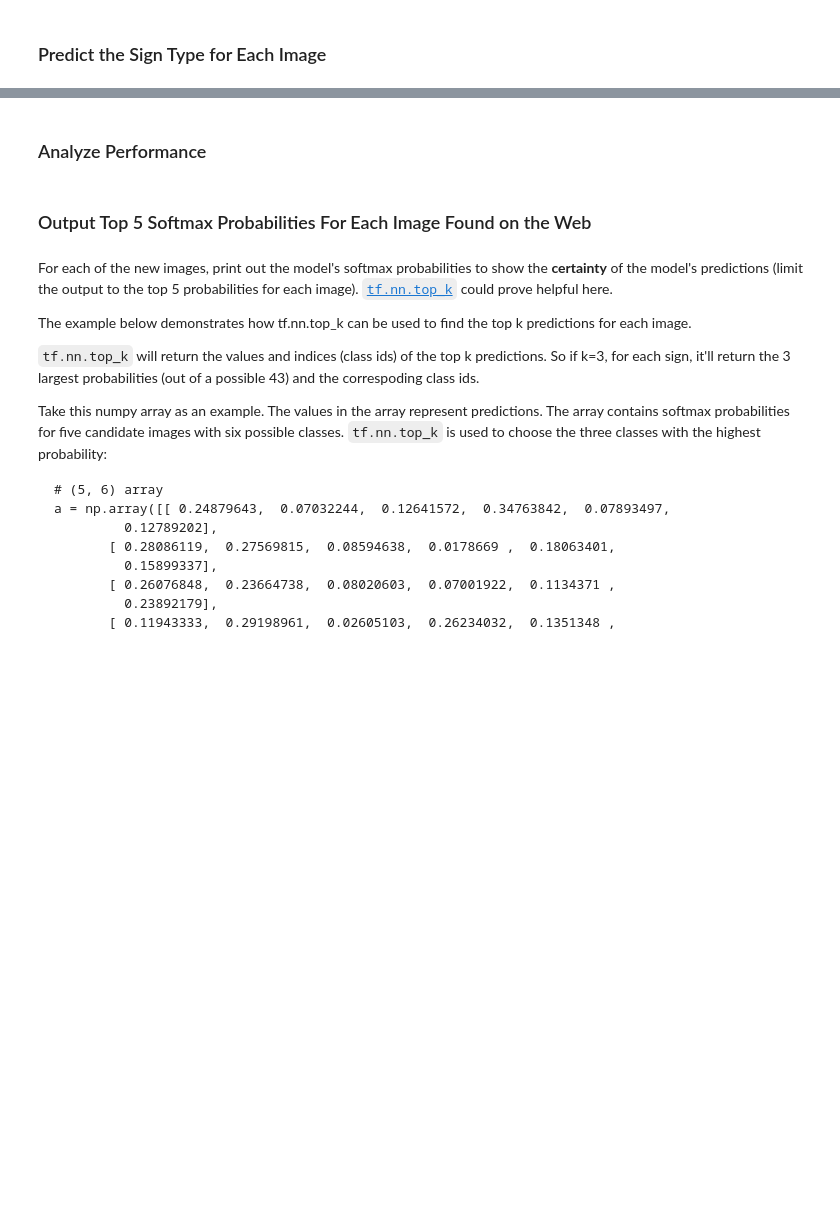
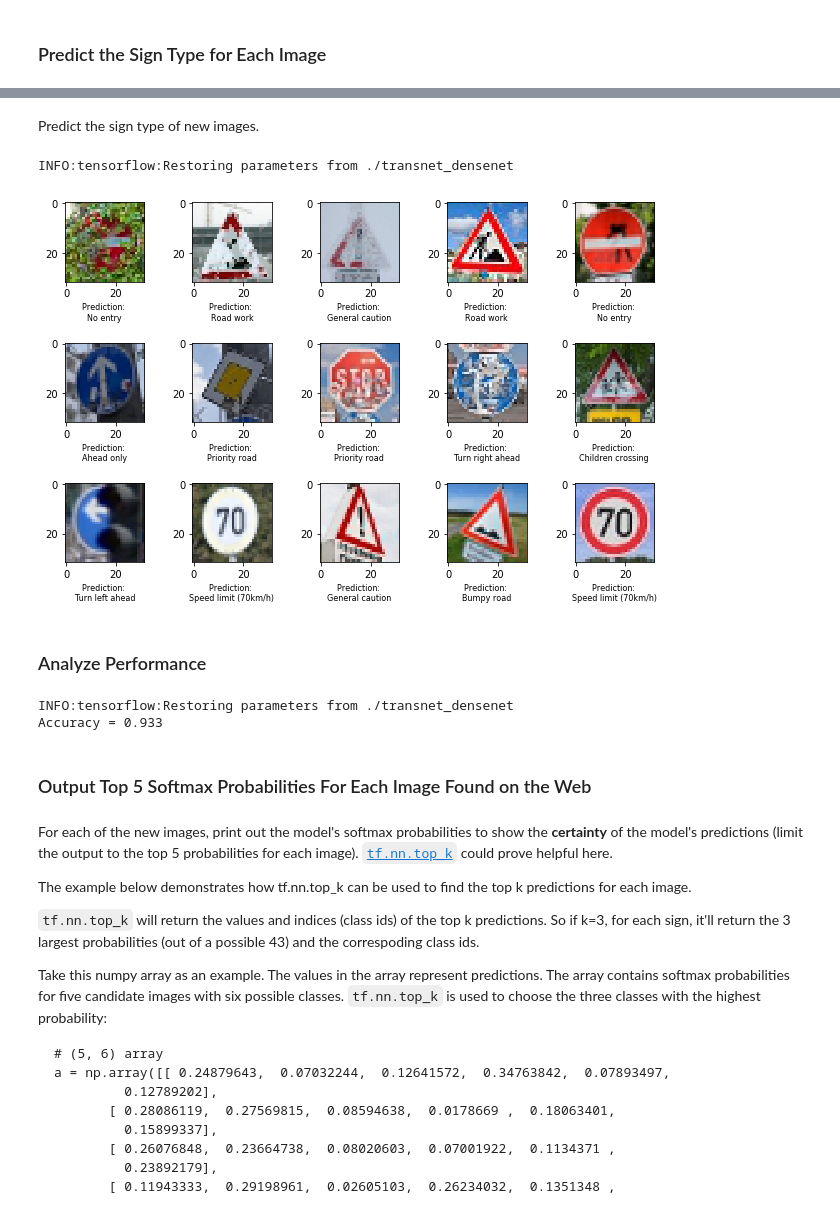
Before and after one commit to AravindaDP/CarND-Traffic-Sign-Classifier-Project, a Jupyter notebook: Traffic_Sign_Classifier.ipynb, the cells around one changed output, grey strips where cells are left out. Drawn from its saved outputs; the diff is of its cells as text; code cells hidden in the pictures; blank space fills up the shorter version.

```diff
--- a/Traffic_Sign_Classifier.ipynb
+++ b/Traffic_Sign_Classifier.ipynb
@@ -778,3 +798,9 @@ You may find `signnames.csv` useful as it contains mappings from the class id (i
+# %%
+# read csv to get sign names
+sign_names = []
+with open('signnames.csv') as signname_file:
+    signname_reader = csv.DictReader(signname_file)
+    sign_names = [row['SignName'] for row in signname_reader]
 # %% [markdown]
 ### Predict the Sign Type for Each Image
 # %%
@@ -784,8 +812,40 @@ You may find `signnames.csv` useful as it contains mappings from the class id (i
+# %%
+X_test_new = normalize_data(new_images)
+# %% [markdown]
+Predict the sign type of new images.
+# %%
+prediction_operation = tf.argmax(logits, 1)
+
+with tf.Session() as sess:
+    saver.restore(sess, './transnet_densenet')
+
+    predictions = sess.run(prediction_operation, feed_dict={x:X_test_new, keep_prob: 1.0, is_train: False})
+
+    fig, ax = plt.subplots(num_y,num_x)
+    fig.set_size_inches(9,6)
+    fig.tight_layout()
+    for i in range(num_x*num_y):
+        ax[int(i/num_x)][int(i%num_x)].imshow(new_images[i])
+
+        ax[int(i/num_x)][int(i%num_x)].set_xlabel("Prediction: \n"+sign_names[predictions[int(i)]],fontsize=8)
+
+    plt.show()
+# %% [output]
+INFO:tensorflow:Restoring parameters from ./transnet_densenet
+[figure, added]
 # %% [markdown]
 ### Analyze Performance
 # %%
-### Calculate the accuracy for these 5 new images.
-### For example, if the model predicted 1 out of 5 signs correctly, it's 20% accurate on these new images.
+### Calculate the accuracy for these 15 new images.
+### For example, if the model predicted 3 out of 15 signs correctly, it's 20% accurate on these new images.
+with tf.Session() as sess:
+    saver.restore(sess, './transnet_densenet')
+
+    accuracy = evaluate(X_test_new, y_test_new)
+    print("Accuracy = {:.3f}".format(accuracy))
+# %% [output]
+INFO:tensorflow:Restoring parameters from ./transnet_densenet
+Accuracy = 0.933
 # %% [markdown]
 ### Output Top 5 Softmax Probabilities For Each Image Found on the Web
 # %% [markdown]
```
Also changed, not shown: parts of 5 cells of this notebook, 17 other files.
